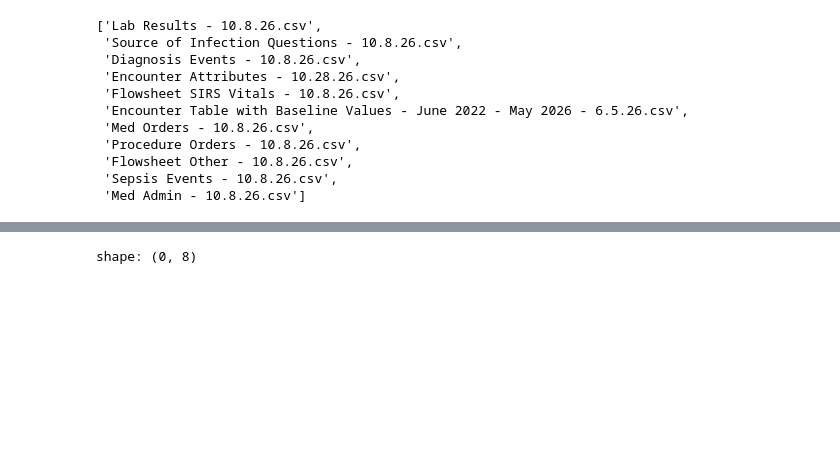
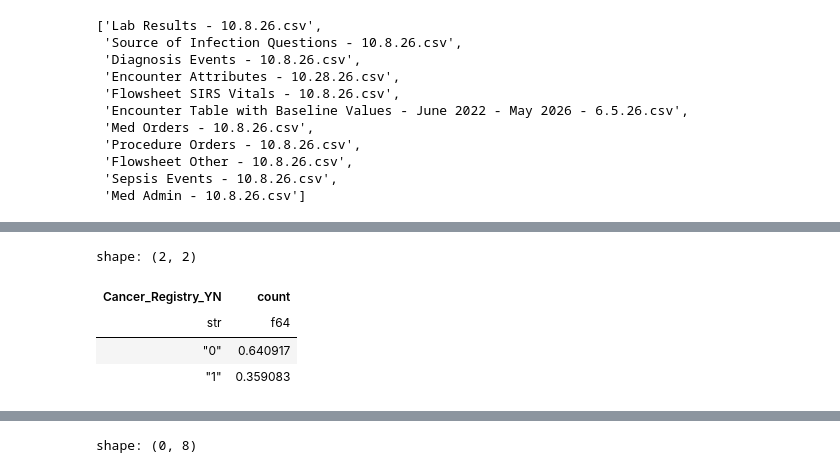
Before and after one commit to UTSW-CIC/Sepsis-Analysis, a Jupyter notebook: notebooks/scratches-requests/00_phase4_phase3_output.ipynb, the cells around one changed output, grey strips where cells are left out. Cells and saved outputs as stored; diff of their text form; code cells hidden in the pictures; blank space fills up the shorter version.

```diff
--- a/notebooks/scratches-requests/00_phase4_phase3_output.ipynb
+++ b/notebooks/scratches-requests/00_phase4_phase3_output.ipynb
@@ -316,0 +406,10 @@ df_medsord_4 = pl.read_csv(os.path.join(data_path, "Med Orders - 10.8.26.csv"),
+# %%
+df_enc_4['Cancer_Registry_YN'].value_counts().with_columns(
+    pl.col("count")/pl.col("count").sum()
+)
+# %% [output]
+shape: (2, 2)
+| Cancer_Registry_YN | count |
+| str | f64 |
+| "0" | 0.640917 |
+| "1" | 0.359083 |
```
Also changed, not shown: parts of 8 cells of this notebook, 28 other files.
